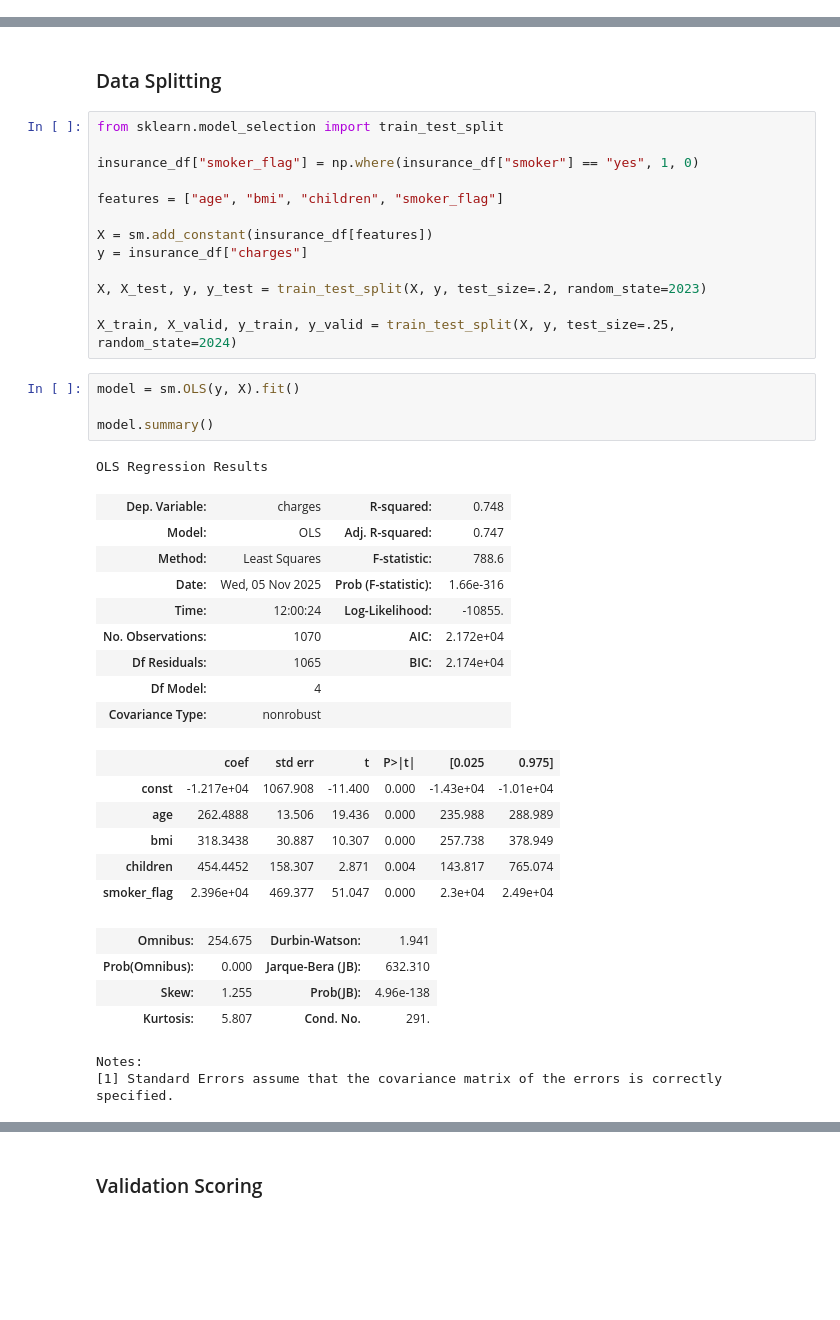
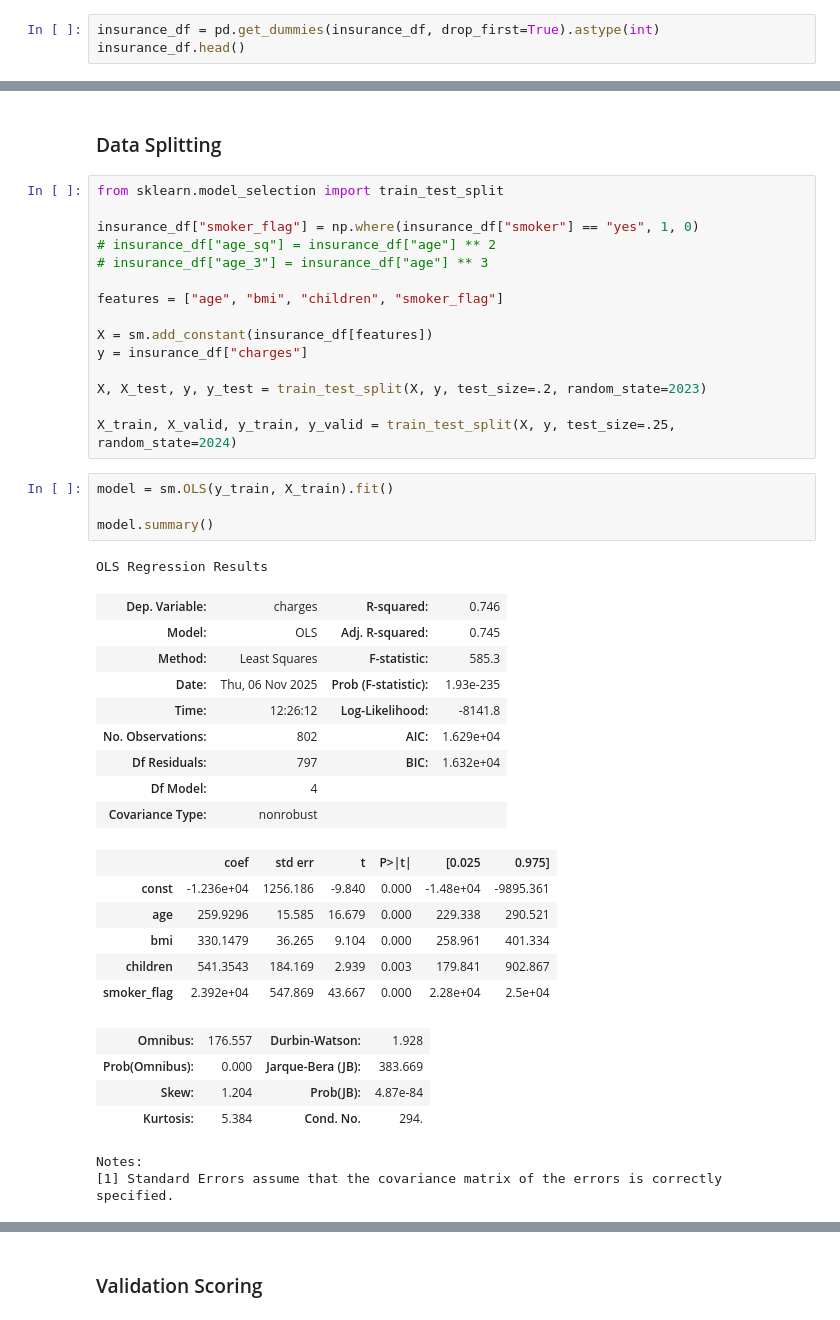
Before and after one commit to Proftg/Maven-regression, a Jupyter notebook: DataScienceinPythonRegression-230823-154628/Course Materials/Demo Notebooks/05_Validating_Testing_Demos.ipynb, the cells around one changed output, grey strips where cells are left out. Cells and saved outputs as stored; diff of their text form; blank space fills up the shorter version.

```diff
--- a/DataScienceinPythonRegression-230823-154628/Course Materials/Demo Notebooks/05_Validating_Testing_Demos.ipynb
+++ b/DataScienceinPythonRegression-230823-154628/Course Materials/Demo Notebooks/05_Validating_Testing_Demos.ipynb
@@ -16,0 +28,3 @@ insurance_df.head()
+# %%
+insurance_df = pd.get_dummies(insurance_df, drop_first=True).astype(int)
+insurance_df.head()
@@ -20,6 +41,8 @@ insurance_df.head()
 from sklearn.model_selection import train_test_split
 
 insurance_df["smoker_flag"] = np.where(insurance_df["smoker"] == "yes", 1, 0)
+# insurance_df["age_sq"] = insurance_df["age"] ** 2
+# insurance_df["age_3"] = insurance_df["age"] ** 3
 
 features = ["age", "bmi", "children", "smoker_flag"]
 
@@ -30,30 +53,30 @@ X, X_test, y, y_test = train_test_split(X, y, test_size=.2, random_state=2023)
 
 X_train, X_valid, y_train, y_valid = train_test_split(X, y, test_size=.25, random_state=2024)
 # %%
-model = sm.OLS(y, X).fit()
+model = sm.OLS(y_train, X_train).fit()
 
 model.summary()
 # %% [output]
 OLS Regression Results
-| Dep. Variable: | charges | R-squared: | 0.748 |
-| Model: | OLS | Adj. R-squared: | 0.747 |
-| Method: | Least Squares | F-statistic: | 788.6 |
-| Date: | Wed, 05 Nov 2025 | Prob (F-statistic): | 1.66e-316 |
-| Time: | 12:00:24 | Log-Likelihood: | -10855. |
-| No. Observations: | 1070 | AIC: | 2.172e+04 |
-| Df Residuals: | 1065 | BIC: | 2.174e+04 |
+| Dep. Variable: | charges | R-squared: | 0.746 |
+| Model: | OLS | Adj. R-squared: | 0.745 |
+| Method: | Least Squares | F-statistic: | 585.3 |
+| Date: | Thu, 06 Nov 2025 | Prob (F-statistic): | 1.93e-235 |
+| Time: | 12:26:12 | Log-Likelihood: | -8141.8 |
+| No. Observations: | 802 | AIC: | 1.629e+04 |
+| Df Residuals: | 797 | BIC: | 1.632e+04 |
 | Df Model: | 4 |  |  |
 | Covariance Type: | nonrobust |  |  |
 |  | coef | std err | t | P>|t| | [0.025 | 0.975] |
-| const | -1.217e+04 | 1067.908 | -11.400 | 0.000 | -1.43e+04 | -1.01e+04 |
-| age | 262.4888 | 13.506 | 19.436 | 0.000 | 235.988 | 288.989 |
-| bmi | 318.3438 | 30.887 | 10.307 | 0.000 | 257.738 | 378.949 |
-| children | 454.4452 | 158.307 | 2.871 | 0.004 | 143.817 | 765.074 |
-| smoker_flag | 2.396e+04 | 469.377 | 51.047 | 0.000 | 2.3e+04 | 2.49e+04 |
+| const | -1.236e+04 | 1256.186 | -9.840 | 0.000 | -1.48e+04 | -9895.361 |
+| age | 259.9296 | 15.585 | 16.679 | 0.000 | 229.338 | 290.521 |
+| bmi | 330.1479 | 36.265 | 9.104 | 0.000 | 258.961 | 401.334 |
+| children | 541.3543 | 184.169 | 2.939 | 0.003 | 179.841 | 902.867 |
+| smoker_flag | 2.392e+04 | 547.869 | 43.667 | 0.000 | 2.28e+04 | 2.5e+04 |
-| Omnibus: | 254.675 | Durbin-Watson: | 1.941 |
-| Prob(Omnibus): | 0.000 | Jarque-Bera (JB): | 632.310 |
-| Skew: | 1.255 | Prob(JB): | 4.96e-138 |
-| Kurtosis: | 5.807 | Cond. No. | 291. |
+| Omnibus: | 176.557 | Durbin-Watson: | 1.928 |
+| Prob(Omnibus): | 0.000 | Jarque-Bera (JB): | 383.669 |
+| Skew: | 1.204 | Prob(JB): | 4.87e-84 |
+| Kurtosis: | 5.384 | Cond. No. | 294. |
 Notes:
 [1] Standard Errors assume that the covariance matrix of the errors is correctly specified.
 # %%
```
Also changed, not shown: parts of 7 cells of this notebook.
